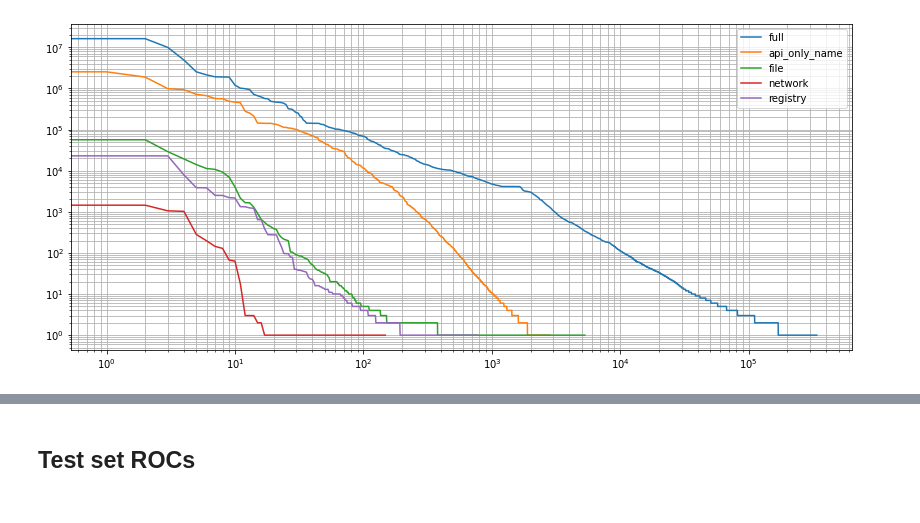
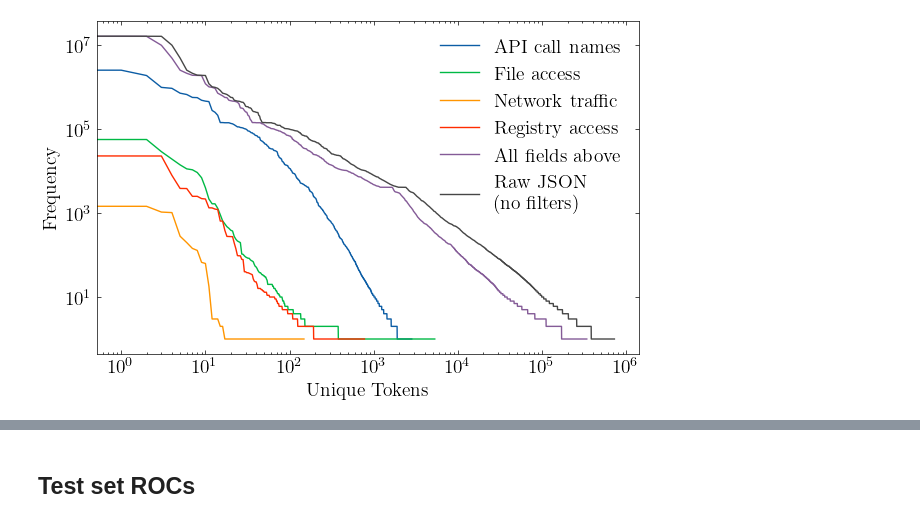
Before and after one commit to dtrizna/nebula, a Jupyter notebook: evaluation/preprocessing/results_roc_fields_granular.ipynb, the cells around one changed output, grey strips where cells are left out. Saved outputs shown, nothing was run; the diff lists cells and outputs as text; code cells hidden in the pictures.

Commit message:
evaluation results and figures for paper

```diff
--- a/evaluation/preprocessing/results_roc_fields_granular.ipynb
+++ b/evaluation/preprocessing/results_roc_fields_granular.ipynb
@@ -9,7 +9,7 @@ REPO_ROOT = os.path.join(SCRIPT_PATH, "..", "..")
 
 from nebula.evaluation import read_cv_data_splits, read_cv_metrics_folder
 from nebula.evaluation.roc import allign_metrics, report_alligned_metrics, get_roc, get_preds
-from nebula.misc.plots import plot_roc_curve, plot_cv_metrics_dict
+from nebula.misc.plots import plot_roc_curve, plot_cv_metrics_dict, set_size
 from nebula.models import TransformerEncoderChunks
 from collections import defaultdict
 import matplotlib.pyplot as plt
@@ -18,7 +18,7 @@ import pickle
 import json
 import torch
 
-RUN_TYPES = ['full', 'api_only_full', 'api_only_name', 'file', 'network', 'registry']
+RUN_TYPES = ['api_only_full', 'api_only_name', 'file', 'network', 'registry', 'full', 'all']
 RUN_NAME = "fields"
 
 INFOLDER = "out_fields_whitespace_granular"
@@ -30,28 +30,61 @@ VOCAB = 50000
 SEQ_LEN = 512
 # %%
 counters = {}
+import scienceplots
+plt.style.use(['science'])#,'no-latex'])
+# revert to default plt style
+#plt.style.use('default')
+fontsize = 14
 
-fig, ax = plt.subplots(1,1, figsize=(14,6))
+fig, ax = plt.subplots(1,1, figsize=set_size())
 
 for run_type in RUN_TYPES:
-    if run_type == "api_only_full":
+    if run_type in ["api_only_full"]:
         # for some reason "api_only_full" has practically the same token counts as "full"
         # it might be related to pre-processing that strips all the punctuation?
         # i.e. text = text.translate(str.maketrans('', '', string.punctuation))
         continue
     counter_file = os.path.join(INFOLDER, f"{run_type}_vocab_{VOCAB}_seqlen_{SEQ_LEN}", f"tokenizer_{VOCAB}_counter.json")
     with open(counter_file) as f:
         counter = json.load(f)
     # sort by value
     counter = {k: v for k, v in sorted(counter.items(), key=lambda item: item[1], reverse=True)}
     counters[run_type] = counter
+
+    # rename labels
+    if run_type == "all":
+        run_type = "Raw JSON\n(no filters)"
+    elif run_type == "api_only_name":
+        run_type = "API call names"
+    elif run_type == "file":
+        run_type = "File access"
+    elif run_type == "network":
+        run_type = "Network traffic"
+    elif run_type == "registry":
+        run_type = "Registry access"
+    elif run_type == "full":
+        run_type = "All fields above"
+
     # plot all token counts
     ax.plot(list(counter.values()), label=run_type)
 ax.set_yscale("log")
 ax.set_xscale("log")
 # scale all ticks
-ax.grid(True, which="both")
-_ = ax.legend()
+#ax.grid(True, which="both")
+ax.set_ylabel("Frequency")
+ax.set_xlabel("Unique Tokens")
+
+# increase font size for all text
+ax.tick_params(labelsize=fontsize)
+ax.xaxis.label.set_size(fontsize)
+ax.yaxis.label.set_size(fontsize)
+# # set xticks on 10^1, 10^2, 10^3, 10^4, 10^5
+# ax.set_xticks([10**x for x in range(0, 6)])
+
+_ = ax.legend(fontsize=fontsize, loc="upper right")# center", bbox_to_anchor=(0.5, 1.35), ncol=3)
+#_ = ax.legend(fontsize=fontsize, loc="upper center", bbox_to_anchor=(0.5, 1.35), ncol=3)
+# save
+plt.savefig(os.path.join(REPO_ROOT, "img", f"token_counts_{RUN_NAME}.pdf"), dpi=300, format="pdf", bbox_inches="tight")
 # %% [output]
-[figure, old version]
+[figure, new version]
 # %%
```
Also changed, not shown: parts of 7 cells of this notebook, 54 other files.
